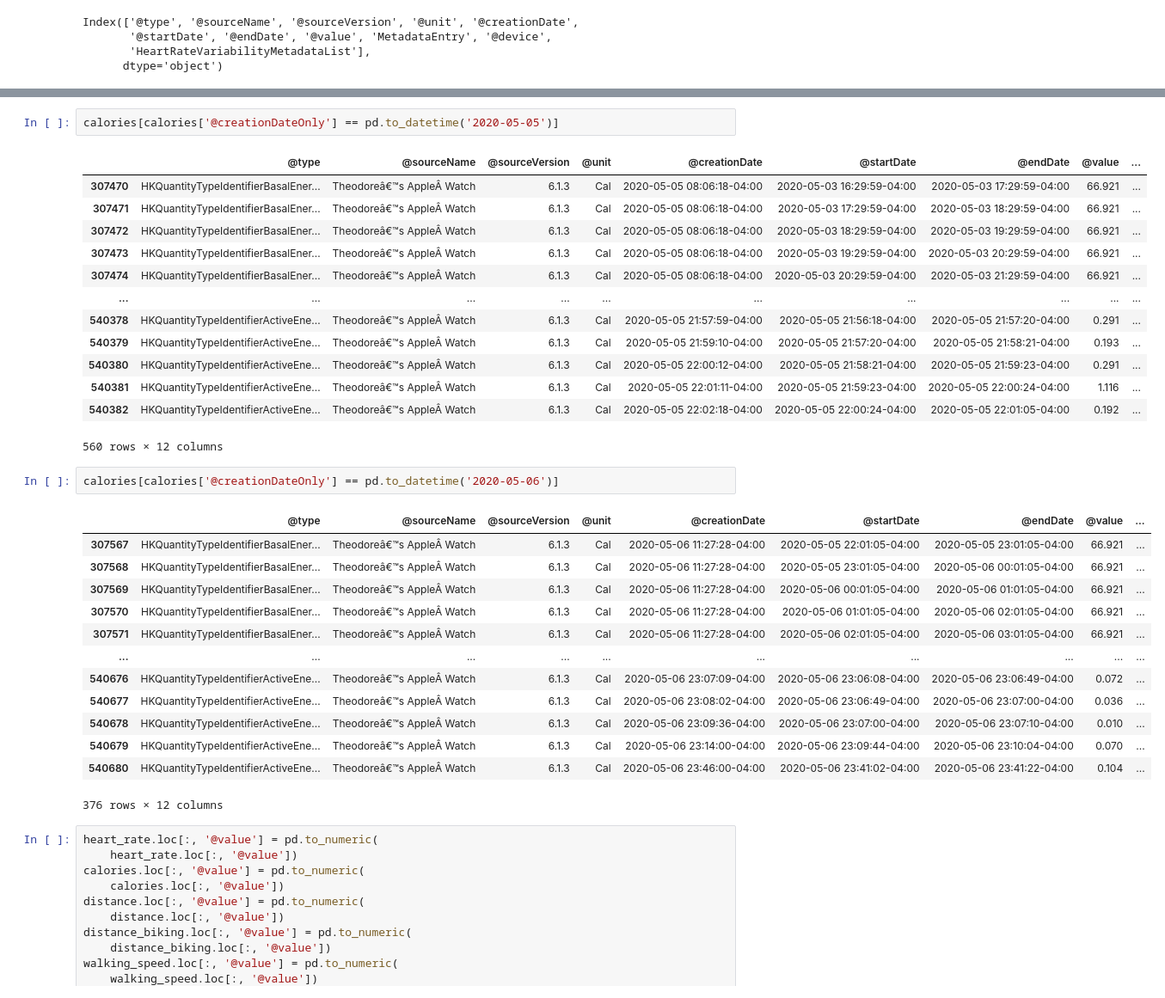
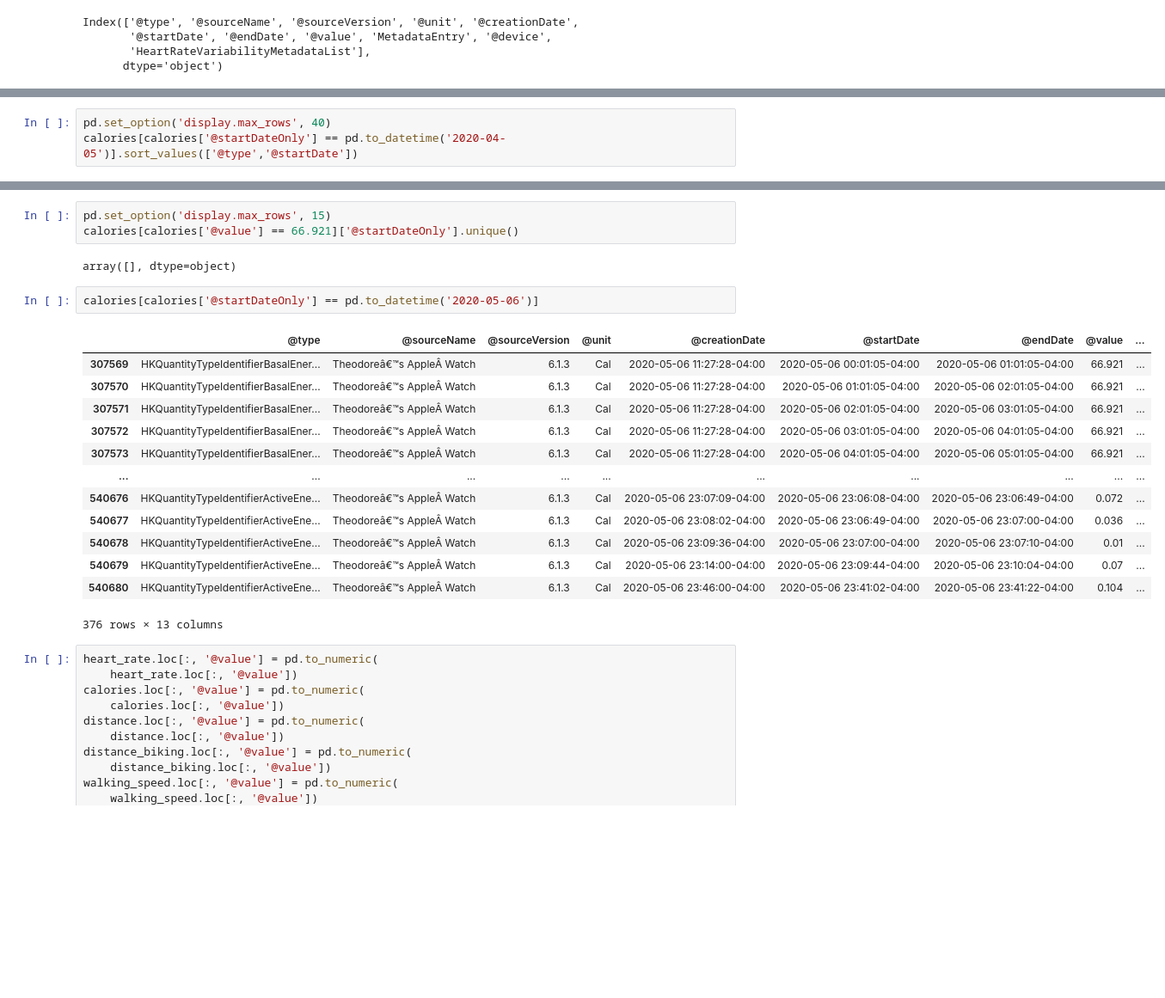
Before and after one commit to TheoYochum/Times-Contest-Project, a Jupyter notebook: Stats.ipynb, the cells around one changed output, grey strips where cells are left out. Shown: that part at 86% size. Saved outputs shown, nothing was run; the diff lists cells and outputs as text; blank space fills up the shorter version.

```diff
--- a/Stats.ipynb
+++ b/Stats.ipynb
@@ -57,0 +59,3 @@ df['@endDate'] = pd.to_datetime(df['@endDate'],
+# %%
+pd.set_option('display.max_rows', 40)
+calories[calories['@startDateOnly'] == pd.to_datetime('2020-04-05')].sort_values(['@type','@startDate'])
@@ -58,35 +76,24 @@ df['@endDate'] = pd.to_datetime(df['@endDate'],
+# %%
+pd.set_option('display.max_rows', 15)
+calories[calories['@value'] == 66.921]['@startDateOnly'].unique()
+# %% [output]
+array([], dtype=object)
 # %%
-calories[calories['@creationDateOnly'] == pd.to_datetime('2020-05-05')]
+calories[calories['@startDateOnly'] == pd.to_datetime('2020-05-06')]
 # %% [output]
 |  | @type | @sourceName | @sourceVersion | @unit | @creationDate | @startDate | @endDate | @value | ... |
-| 307470 | HKQuantityTypeIdentifierBasalEner... | Theodoreâ€™s AppleÂ Watch | 6.1.3 | Cal | 2020-05-05 08:06:18-04:00 | 2020-05-03 16:29:59-04:00 | 2020-05-03 17:29:59-04:00 | 66.921 | ... |
-| 307471 | HKQuantityTypeIdentifierBasalEner... | Theodoreâ€™s AppleÂ Watch | 6.1.3 | Cal | 2020-05-05 08:06:18-04:00 | 2020-05-03 17:29:59-04:00 | 2020-05-03 18:29:59-04:00 | 66.921 | ... |
-| 307472 | HKQuantityTypeIdentifierBasalEner... | Theodoreâ€™s AppleÂ Watch | 6.1.3 | Cal | 2020-05-05 08:06:18-04:00 | 2020-05-03 18:29:59-04:00 | 2020-05-03 19:29:59-04:00 | 66.921 | ... |
-| 307473 | HKQuantityTypeIdentifierBasalEner... | Theodoreâ€™s AppleÂ Watch | 6.1.3 | Cal | 2020-05-05 08:06:18-04:00 | 2020-05-03 19:29:59-04:00 | 2020-05-03 20:29:59-04:00 | 66.921 | ... |
-| 307474 | HKQuantityTypeIdentifierBasalEner... | Theodoreâ€™s AppleÂ Watch | 6.1.3 | Cal | 2020-05-05 08:06:18-04:00 | 2020-05-03 20:29:59-04:00 | 2020-05-03 21:29:59-04:00 | 66.921 | ... |
+| 307569 | HKQuantityTypeIdentifierBasalEner... | Theodoreâ€™s AppleÂ Watch | 6.1.3 | Cal | 2020-05-06 11:27:28-04:00 | 2020-05-06 00:01:05-04:00 | 2020-05-06 01:01:05-04:00 | 66.921 | ... |
+| 307570 | HKQuantityTypeIdentifierBasalEner... | Theodoreâ€™s AppleÂ Watch | 6.1.3 | Cal | 2020-05-06 11:27:28-04:00 | 2020-05-06 01:01:05-04:00 | 2020-05-06 02:01:05-04:00 | 66.921 | ... |
+| 307571 | HKQuantityTypeIdentifierBasalEner... | Theodoreâ€™s AppleÂ Watch | 6.1.3 | Cal | 2020-05-06 11:27:28-04:00 | 2020-05-06 02:01:05-04:00 | 2020-05-06 03:01:05-04:00 | 66.921 | ... |
+| 307572 | HKQuantityTypeIdentifierBasalEner... | Theodoreâ€™s AppleÂ Watch | 6.1.3 | Cal | 2020-05-06 11:27:28-04:00 | 2020-05-06 03:01:05-04:00 | 2020-05-06 04:01:05-04:00 | 66.921 | ... |
+| 307573 | HKQuantityTypeIdentifierBasalEner... | Theodoreâ€™s AppleÂ Watch | 6.1.3 | Cal | 2020-05-06 11:27:28-04:00 | 2020-05-06 04:01:05-04:00 | 2020-05-06 05:01:05-04:00 | 66.921 | ... |
 | ... | ... | ... | ... | ... | ... | ... | ... | ... | ... |
-| 540378 | HKQuantityTypeIdentifierActiveEne... | Theodoreâ€™s AppleÂ Watch | 6.1.3 | Cal | 2020-05-05 21:57:59-04:00 | 2020-05-05 21:56:18-04:00 | 2020-05-05 21:57:20-04:00 | 0.291 | ... |
-| 540379 | HKQuantityTypeIdentifierActiveEne... | Theodoreâ€™s AppleÂ Watch | 6.1.3 | Cal | 2020-05-05 21:59:10-04:00 | 2020-05-05 21:57:20-04:00 | 2020-05-05 21:58:21-04:00 | 0.193 | ... |
-| 540380 | HKQuantityTypeIdentifierActiveEne... | Theodoreâ€™s AppleÂ Watch | 6.1.3 | Cal | 2020-05-05 22:00:12-04:00 | 2020-05-05 21:58:21-04:00 | 2020-05-05 21:59:23-04:00 | 0.291 | ... |
-| 540381 | HKQuantityTypeIdentifierActiveEne... | Theodoreâ€™s AppleÂ Watch | 6.1.3 | Cal | 2020-05-05 22:01:11-04:00 | 2020-05-05 21:59:23-04:00 | 2020-05-05 22:00:24-04:00 | 1.116 | ... |
-| 540382 | HKQuantityTypeIdentifierActiveEne... | Theodoreâ€™s AppleÂ Watch | 6.1.3 | Cal | 2020-05-05 22:02:18-04:00 | 2020-05-05 22:00:24-04:00 | 2020-05-05 22:01:05-04:00 | 0.192 | ... |
+| 540676 | HKQuantityTypeIdentifierActiveEne... | Theodoreâ€™s AppleÂ Watch | 6.1.3 | Cal | 2020-05-06 23:07:09-04:00 | 2020-05-06 23:06:08-04:00 | 2020-05-06 23:06:49-04:00 | 0.072 | ... |
+| 540677 | HKQuantityTypeIdentifierActiveEne... | Theodoreâ€™s AppleÂ Watch | 6.1.3 | Cal | 2020-05-06 23:08:02-04:00 | 2020-05-06 23:06:49-04:00 | 2020-05-06 23:07:00-04:00 | 0.036 | ... |
+| 540678 | HKQuantityTypeIdentifierActiveEne... | Theodoreâ€™s AppleÂ Watch | 6.1.3 | Cal | 2020-05-06 23:09:36-04:00 | 2020-05-06 23:07:00-04:00 | 2020-05-06 23:07:10-04:00 | 0.01 | ... |
+| 540679 | HKQuantityTypeIdentifierActiveEne... | Theodoreâ€™s AppleÂ Watch | 6.1.3 | Cal | 2020-05-06 23:14:00-04:00 | 2020-05-06 23:09:44-04:00 | 2020-05-06 23:10:04-04:00 | 0.07 | ... |
+| 540680 | HKQuantityTypeIdentifierActiveEne... | Theodoreâ€™s AppleÂ Watch | 6.1.3 | Cal | 2020-05-06 23:46:00-04:00 | 2020-05-06 23:41:02-04:00 | 2020-05-06 23:41:22-04:00 | 0.104 | ... |
-560 rows × 12 columns
+376 rows × 13 columns
-# %%
-calories[calories['@creationDateOnly'] == pd.to_datetime('2020-05-06')]
-# %% [output]
-|  | @type | @sourceName | @sourceVersion | @unit | @creationDate | @startDate | @endDate | @value | ... |
-| 307567 | HKQuantityTypeIdentifierBasalEner... | Theodoreâ€™s AppleÂ Watch | 6.1.3 | Cal | 2020-05-06 11:27:28-04:00 | 2020-05-05 22:01:05-04:00 | 2020-05-05 23:01:05-04:00 | 66.921 | ... |
-| 307568 | HKQuantityTypeIdentifierBasalEner... | Theodoreâ€™s AppleÂ Watch | 6.1.3 | Cal | 2020-05-06 11:27:28-04:00 | 2020-05-05 23:01:05-04:00 | 2020-05-06 00:01:05-04:00 | 66.921 | ... |
-| 307569 | HKQuantityTypeIdentifierBasalEner... | Theodoreâ€™s AppleÂ Watch | 6.1.3 | Cal | 2020-05-06 11:27:28-04:00 | 2020-05-06 00:01:05-04:00 | 2020-05-06 01:01:05-04:00 | 66.921 | ... |
-| 307570 | HKQuantityTypeIdentifierBasalEner... | Theodoreâ€™s AppleÂ Watch | 6.1.3 | Cal | 2020-05-06 11:27:28-04:00 | 2020-05-06 01:01:05-04:00 | 2020-05-06 02:01:05-04:00 | 66.921 | ... |
-| 307571 | HKQuantityTypeIdentifierBasalEner... | Theodoreâ€™s AppleÂ Watch | 6.1.3 | Cal | 2020-05-06 11:27:28-04:00 | 2020-05-06 02:01:05-04:00 | 2020-05-06 03:01:05-04:00 | 66.921 | ... |
-| ... | ... | ... | ... | ... | ... | ... | ... | ... | ... |
-| 540676 | HKQuantityTypeIdentifierActiveEne... | Theodoreâ€™s AppleÂ Watch | 6.1.3 | Cal | 2020-05-06 23:07:09-04:00 | 2020-05-06 23:06:08-04:00 | 2020-05-06 23:06:49-04:00 | 0.072 | ... |
-| 540677 | HKQuantityTypeIdentifierActiveEne... | Theodoreâ€™s AppleÂ Watch | 6.1.3 | Cal | 2020-05-06 23:08:02-04:00 | 2020-05-06 23:06:49-04:00 | 2020-05-06 23:07:00-04:00 | 0.036 | ... |
-| 540678 | HKQuantityTypeIdentifierActiveEne... | Theodoreâ€™s AppleÂ Watch | 6.1.3 | Cal | 2020-05-06 23:09:36-04:00 | 2020-05-06 23:07:00-04:00 | 2020-05-06 23:07:10-04:00 | 0.010 | ... |
-| 540679 | HKQuantityTypeIdentifierActiveEne... | Theodoreâ€™s AppleÂ Watch | 6.1.3 | Cal | 2020-05-06 23:14:00-04:00 | 2020-05-06 23:09:44-04:00 | 2020-05-06 23:10:04-04:00 | 0.070 | ... |
-| 540680 | HKQuantityTypeIdentifierActiveEne... | Theodoreâ€™s AppleÂ Watch | 6.1.3 | Cal | 2020-05-06 23:46:00-04:00 | 2020-05-06 23:41:02-04:00 | 2020-05-06 23:41:22-04:00 | 0.104 | ... |
-376 rows × 12 columns
 # %%
 heart_rate.loc[:, '@value'] = pd.to_numeric(
     heart_rate.loc[:, '@value'])
```
Also changed, not shown: parts of 10 cells of this notebook, 2 other files.
